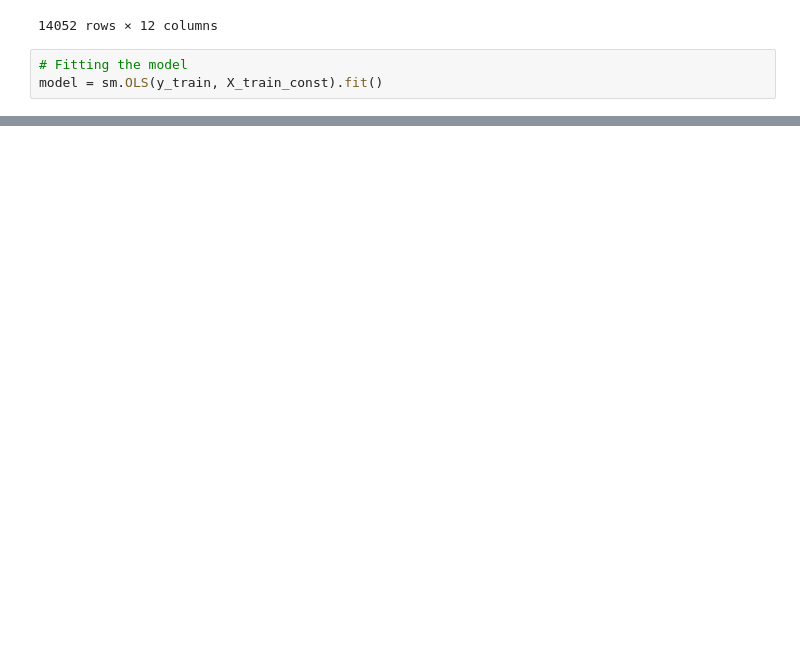
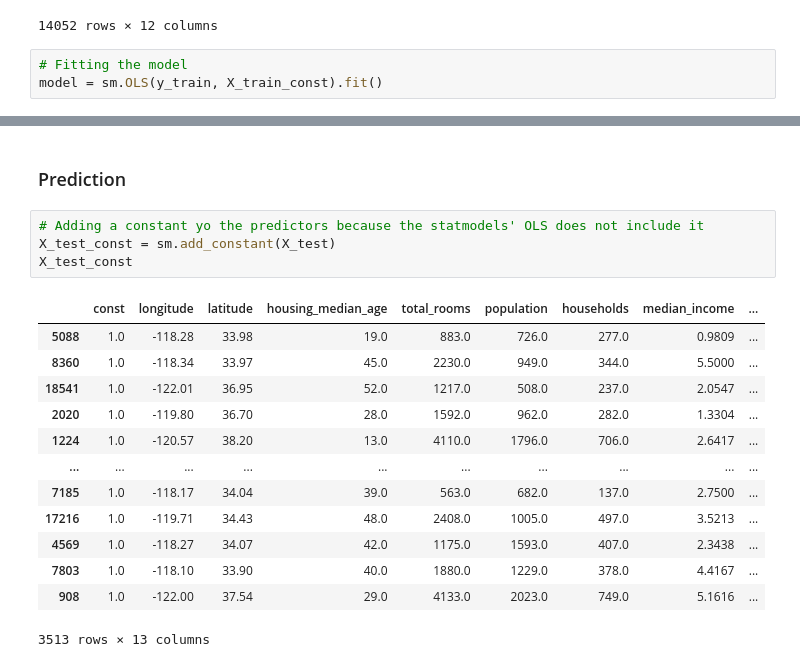
Before and after one commit to Vinald/House_Price_Prediction, a Jupyter notebook: 2_main.ipynb, the cells around one changed output, grey strips where cells are left out. Drawn from its saved outputs; the diff is of its cells as text; blank space fills up the shorter version.

```diff
--- a/2_main.ipynb
+++ b/2_main.ipynb
@@ -489,0 +547,20 @@ strong multicollinearity problems or that the design matrix is singular.
+# %% [markdown]
+### Prediction
+# %%
+# Adding a constant yo the predictors because the statmodels' OLS does not include it
+X_test_const = sm.add_constant(X_test)
+X_test_const
+# %% [output]
+|  | const | longitude | latitude | housing_median_age | total_rooms | population | households | median_income | ... |
+| 5088 | 1.0 | -118.28 | 33.98 | 19.0 | 883.0 | 726.0 | 277.0 | 0.9809 | ... |
+| 8360 | 1.0 | -118.34 | 33.97 | 45.0 | 2230.0 | 949.0 | 344.0 | 5.5000 | ... |
+| 18541 | 1.0 | -122.01 | 36.95 | 52.0 | 1217.0 | 508.0 | 237.0 | 2.0547 | ... |
+| 2020 | 1.0 | -119.80 | 36.70 | 28.0 | 1592.0 | 962.0 | 282.0 | 1.3304 | ... |
+| 1224 | 1.0 | -120.57 | 38.20 | 13.0 | 4110.0 | 1796.0 | 706.0 | 2.6417 | ... |
+| ... | ... | ... | ... | ... | ... | ... | ... | ... | ... |
+| 7185 | 1.0 | -118.17 | 34.04 | 39.0 | 563.0 | 682.0 | 137.0 | 2.7500 | ... |
+| 17216 | 1.0 | -119.71 | 34.43 | 48.0 | 2408.0 | 1005.0 | 497.0 | 3.5213 | ... |
+| 4569 | 1.0 | -118.27 | 34.07 | 42.0 | 1175.0 | 1593.0 | 407.0 | 2.3438 | ... |
+| 7803 | 1.0 | -118.10 | 33.90 | 40.0 | 1880.0 | 1229.0 | 378.0 | 4.4167 | ... |
+| 908 | 1.0 | -122.00 | 37.54 | 29.0 | 4133.0 | 2023.0 | 749.0 | 5.1616 | ... |
+3513 rows × 13 columns
```
Also changed, not shown: parts of 13 cells of this notebook.
